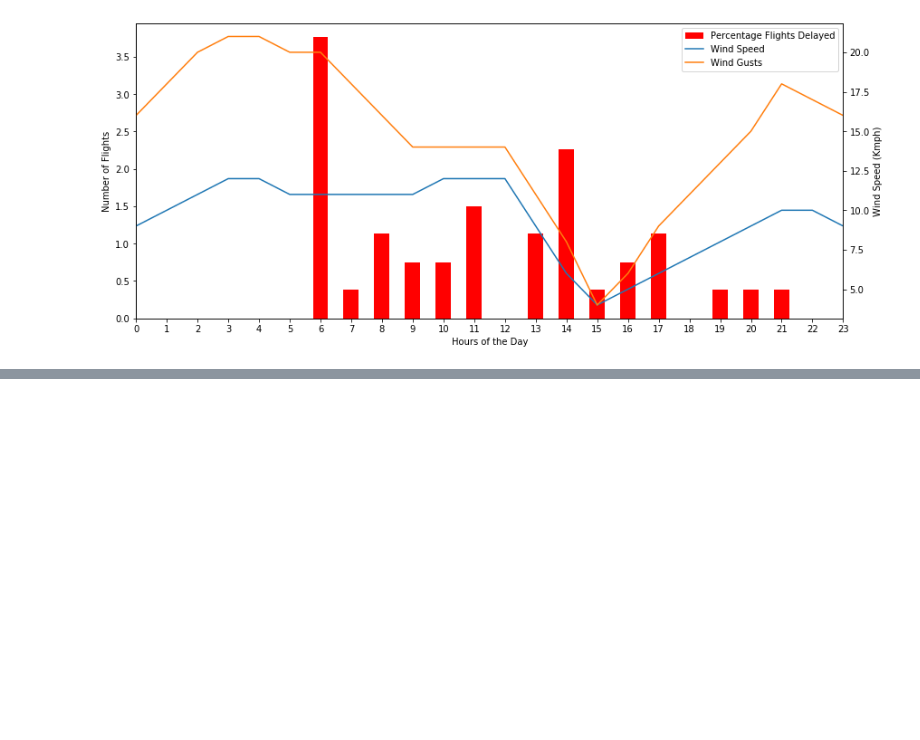
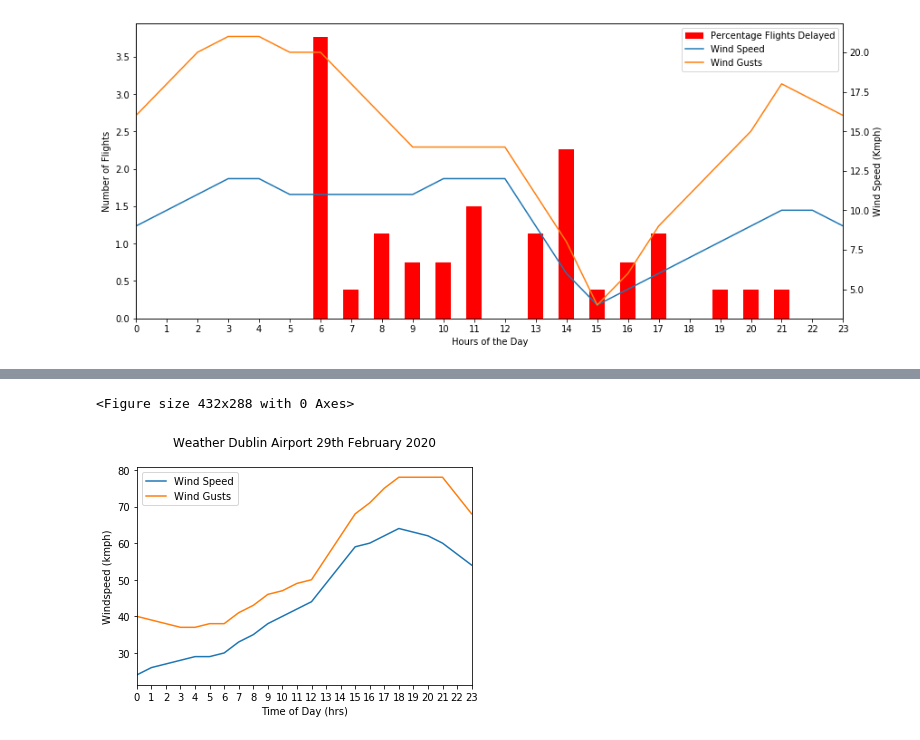
Before and after one commit to RKeenan20/Flight_Data_API_DS_Assignment, a Jupyter notebook: Assignment1_RobertKeenan.ipynb, the cells around one changed output, grey strips where cells are left out. Saved outputs shown, nothing was run; the diff lists cells and outputs as text; code cells hidden in the pictures; blank space fills up the shorter version.

Commit message:
Weather

```diff
--- a/Assignment1_RobertKeenan.ipynb
+++ b/Assignment1_RobertKeenan.ipynb
@@ -1607,0 +1729,17 @@ Text(0.5, 0, 'Hours of the Day')
+# %%
+mapping = {weather_simple_jorge.columns[2]:'Wind Speed',
+           weather_simple_jorge.columns[3]: 'Wind Gusts'}
+weather_simple_jorge = weather_simple_jorge.rename(columns=mapping)
+
+
+weather_simple_jorge = weather_simple_jorge[['Wind Speed', 'Wind Gusts']]
+plt.figure()
+ax = weather_simple_jorge.plot(figsize=(6,4))
+ax.set_xticks(range(0, 24, 1))
+plt.title("Weather Dublin Airport 29th February 2020\n")
+plt.ylabel("Windspeed (kmph)")
+plt.xlabel("Time of Day (hrs)")
+plt.show()
+# %% [output]
+<Figure size 432x288 with 0 Axes>
+[figure, added]
```
Also changed, not shown: parts of 18 cells of this notebook, 6 other files.
